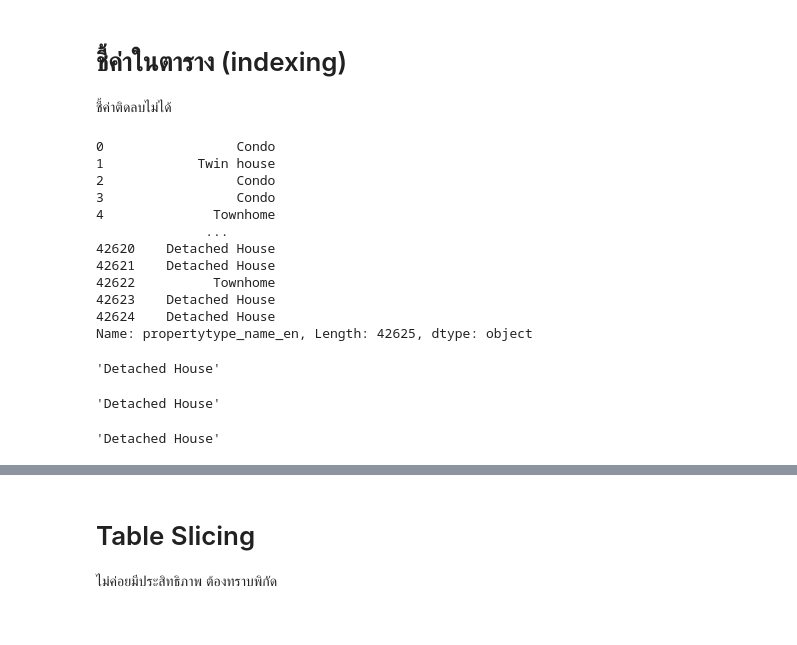
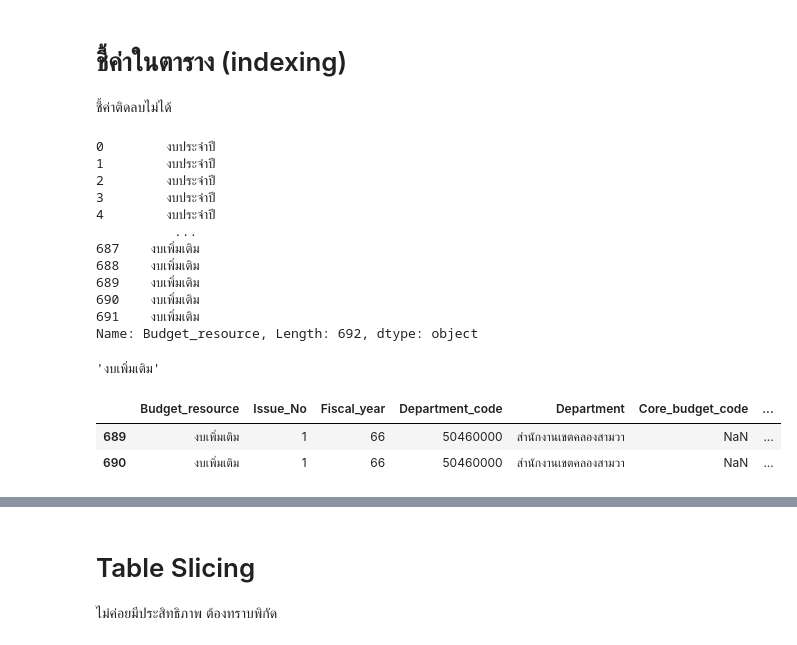
Before and after one commit to SettaChai022/Python_dataviz2023, a Jupyter notebook: Pandas101.ipynb, the cells around one changed output, grey strips where cells are left out. Cells and saved outputs as stored; diff of their text form; code cells hidden in the pictures.

```diff
--- a/Pandas101.ipynb
+++ b/Pandas101.ipynb
@@ -135,29 +135,27 @@ NaN = Not a Number
 # ชี้ค่าในตาราง (indexing)
 ชี้ค่าติดลบไม่ได้
 # %%
-data1['propertytype_name_en']
+data1['Budget_resource']
 # %% [output]
-0                 Condo
-1            Twin house
-2                 Condo
-3                 Condo
-4              Townhome
-              ...
-42620    Detached House
-42621    Detached House
-42622          Townhome
-42623    Detached House
-42624    Detached House
-Name: propertytype_name_en, Length: 42625, dtype: object
+0        งบประจำปี
+1        งบประจำปี
+2        งบประจำปี
+3        งบประจำปี
+4        งบประจำปี
+          ...
+687    งบเพิ่มเติม
+688    งบเพิ่มเติม
+689    งบเพิ่มเติม
+690    งบเพิ่มเติม
+691    งบเพิ่มเติม
+Name: Budget_resource, Length: 692, dtype: object
-# %%
-data1['propertytype_name_en'][42619]
-# %% [output]
-'Detached House'
+# %%
+data1['Budget_resource'][690]
+# %% [output]
+'งบเพิ่มเติม'
 # %%
- data1.iloc[42619,5] # .iloc เปลี่ยนมุมมองเป็น np.arry  ชี้เป็นเเถว คอลัม ติดลบ สไลด์ได้
+ data1.iloc[-3:-1] # .iloc เปลี่ยนมุมมองเป็น np.arry  ชี้เป็นเเถว คอลัม ติดลบ สไลด์ได้
 # %% [output]
-'Detached House'
+|  | Budget_resource | Issue_No | Fiscal_year | Department_code | Department | Core_budget_code | ... |
+| 689 | งบเพิ่มเติม | 1 | 66 | 50460000 | สำนักงานเขตคลองสามวา | NaN | ... |
+| 690 | งบเพิ่มเติม | 1 | 66 | 50460000 | สำนักงานเขตคลองสามวา | NaN | ... |
-# %%
- data1.iloc[-6,5]
-# %% [output]
-'Detached House'
```
Also changed, not shown: parts of 19 cells of this notebook.
